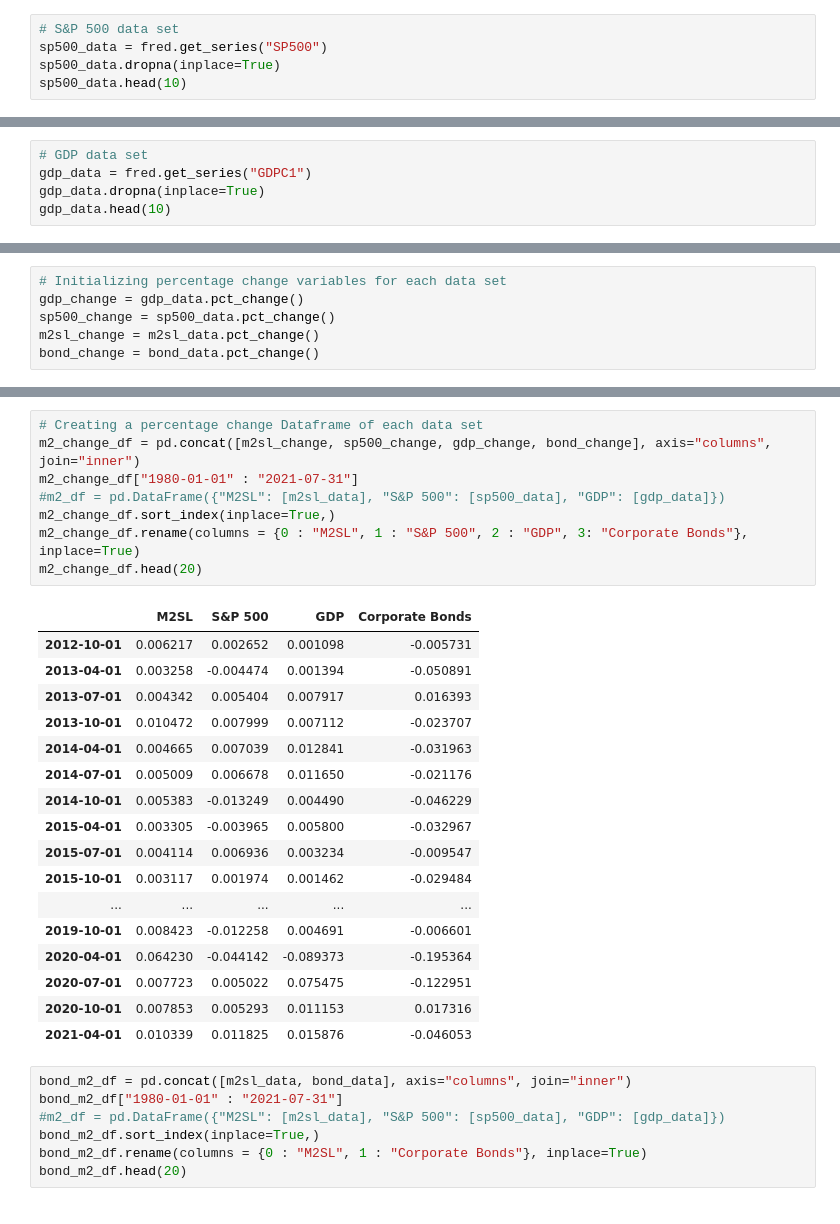
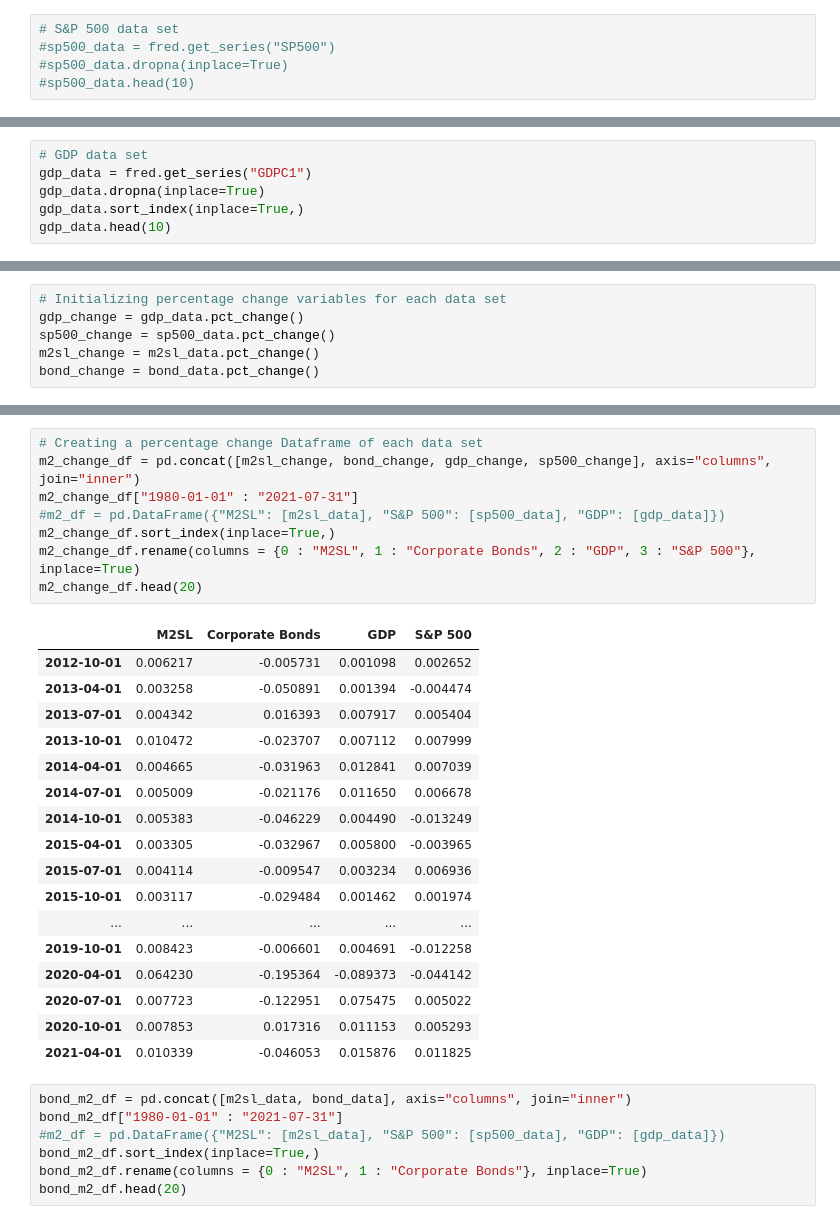
Before and after one commit to schm1263/Fintech_Project_1, a Jupyter notebook: FinTech_Project_Bonds_CM.ipynb, the cells around one changed output, grey strips where cells are left out. Saved outputs shown, nothing was run; the diff lists cells and outputs as text.

```diff
--- a/FinTech_Project_Bonds_CM.ipynb
+++ b/FinTech_Project_Bonds_CM.ipynb
@@ -89,6 +75,6 @@ m2sl_data.head()
 dtype: float64
 # %%
 # S&P 500 data set
-sp500_data = fred.get_series("SP500")
-sp500_data.dropna(inplace=True)
-sp500_data.head(10)
+#sp500_data = fred.get_series("SP500")
+#sp500_data.dropna(inplace=True)
+#sp500_data.head(10)
@@ -108,6 +82,7 @@ dtype: float64
 # GDP data set
 gdp_data = fred.get_series("GDPC1")
 gdp_data.dropna(inplace=True)
+gdp_data.sort_index(inplace=True,)
 gdp_data.head(10)
 # %% [output]
 1947-01-01    2034.450
@@ -156,29 +131,29 @@ m2_df.head(20)
 # %%
 # Creating a percentage change Dataframe of each data set
-m2_change_df = pd.concat([m2sl_change, sp500_change, gdp_change, bond_change], axis="columns", join="inner")
+m2_change_df = pd.concat([m2sl_change, bond_change, gdp_change, sp500_change], axis="columns", join="inner")
 m2_change_df["1980-01-01" : "2021-07-31"]
 #m2_df = pd.DataFrame({"M2SL": [m2sl_data], "S&P 500": [sp500_data], "GDP": [gdp_data]})
 m2_change_df.sort_index(inplace=True,)
-m2_change_df.rename(columns = {0 : "M2SL", 1 : "S&P 500", 2 : "GDP", 3: "Corporate Bonds"}, inplace=True)
+m2_change_df.rename(columns = {0 : "M2SL", 1 : "Corporate Bonds", 2 : "GDP", 3 : "S&P 500"}, inplace=True)
 m2_change_df.head(20)
 # %% [output]
-|  | M2SL | S&P 500 | GDP | Corporate Bonds |
-| 2012-10-01 | 0.006217 | 0.002652 | 0.001098 | -0.005731 |
-| 2013-04-01 | 0.003258 | -0.004474 | 0.001394 | -0.050891 |
-| 2013-07-01 | 0.004342 | 0.005404 | 0.007917 | 0.016393 |
-| 2013-10-01 | 0.010472 | 0.007999 | 0.007112 | -0.023707 |
-| 2014-04-01 | 0.004665 | 0.007039 | 0.012841 | -0.031963 |
-| 2014-07-01 | 0.005009 | 0.006678 | 0.011650 | -0.021176 |
-| 2014-10-01 | 0.005383 | -0.013249 | 0.004490 | -0.046229 |
-| 2015-04-01 | 0.003305 | -0.003965 | 0.005800 | -0.032967 |
-| 2015-07-01 | 0.004114 | 0.006936 | 0.003234 | -0.009547 |
-| 2015-10-01 | 0.003117 | 0.001974 | 0.001462 | -0.029484 |
+|  | M2SL | Corporate Bonds | GDP | S&P 500 |
+| 2012-10-01 | 0.006217 | -0.005731 | 0.001098 | 0.002652 |
+| 2013-04-01 | 0.003258 | -0.050891 | 0.001394 | -0.004474 |
+| 2013-07-01 | 0.004342 | 0.016393 | 0.007917 | 0.005404 |
+| 2013-10-01 | 0.010472 | -0.023707 | 0.007112 | 0.007999 |
+| 2014-04-01 | 0.004665 | -0.031963 | 0.012841 | 0.007039 |
+| 2014-07-01 | 0.005009 | -0.021176 | 0.011650 | 0.006678 |
+| 2014-10-01 | 0.005383 | -0.046229 | 0.004490 | -0.013249 |
+| 2015-04-01 | 0.003305 | -0.032967 | 0.005800 | -0.003965 |
+| 2015-07-01 | 0.004114 | -0.009547 | 0.003234 | 0.006936 |
+| 2015-10-01 | 0.003117 | -0.029484 | 0.001462 | 0.001974 |
 | ... | ... | ... | ... | ... |
-| 2019-10-01 | 0.008423 | -0.012258 | 0.004691 | -0.006601 |
-| 2020-04-01 | 0.064230 | -0.044142 | -0.089373 | -0.195364 |
-| 2020-07-01 | 0.007723 | 0.005022 | 0.075475 | -0.122951 |
-| 2020-10-01 | 0.007853 | 0.005293 | 0.011153 | 0.017316 |
-| 2021-04-01 | 0.010339 | 0.011825 | 0.015876 | -0.046053 |
+| 2019-10-01 | 0.008423 | -0.006601 | 0.004691 | -0.012258 |
+| 2020-04-01 | 0.064230 | -0.195364 | -0.089373 | -0.044142 |
+| 2020-07-01 | 0.007723 | -0.122951 | 0.075475 | 0.005022 |
+| 2020-10-01 | 0.007853 | 0.017316 | 0.011153 | 0.005293 |
+| 2021-04-01 | 0.010339 | -0.046053 | 0.015876 | 0.011825 |
 # %%
 bond_m2_df = pd.concat([m2sl_data, bond_data], axis="columns", join="inner")
 bond_m2_df["1980-01-01" : "2021-07-31"]
```
Also changed, not shown: parts of 65 cells of this notebook, 9 other files.
